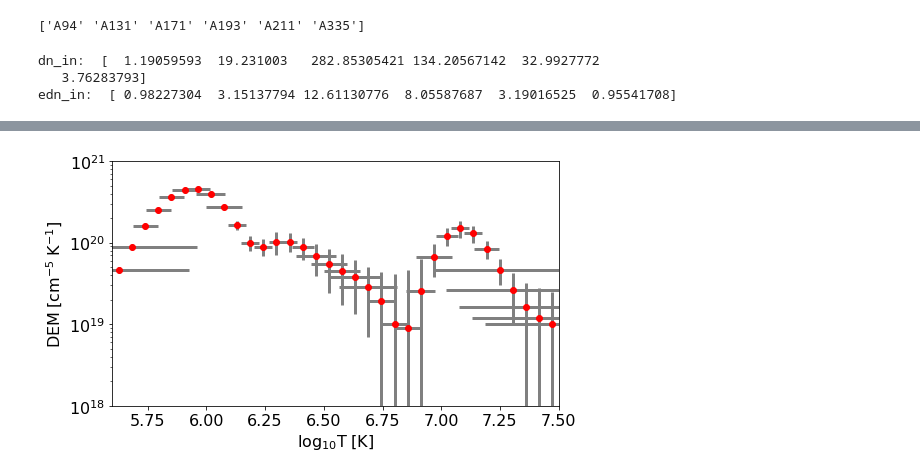
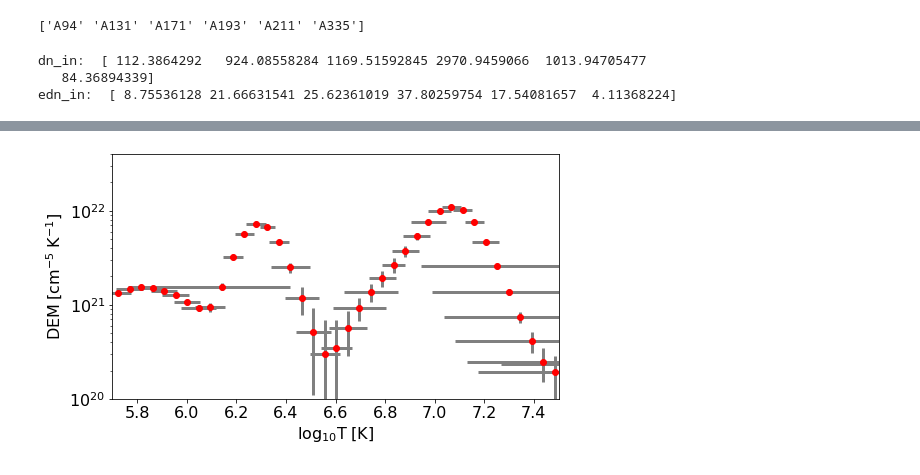
Before and after one commit to ianan/demreg, a Jupyter notebook: python/example_demregpy_aiapxl.ipynb, the cells around one changed output, grey strips where cells are left out. Saved outputs shown, nothing was run; the diff lists cells and outputs as text; code cells hidden in the pictures.

```diff
--- a/python/example_demregpy_aiapxl.ipynb
+++ b/python/example_demregpy_aiapxl.ipynb
@@ -67,7 +67,7 @@ data=[]
 for m in aprep:
     px_loc=m.world_to_pixel(SkyCoord(px,py, frame=m.coordinate_frame))
     print(px_loc)
-    data.append(m.data[int(px_loc[0].value),int(px_loc[1].value)])
+    data.append(m.data[int(px_loc[1].value),int(px_loc[0].value)])
 data=np.array(data)
 print(data)
 
@@ -152,14 +152,14 @@ edn_in=(rdnse**2+shotnoise**2)**0.5/durs
 print('edn_in: ',edn_in)
 # You might also want to include a systematic uncertainty
 # %% [output]
-dn_in:  [  1.19059593  19.231003   282.85305421 134.20567142  32.9927772
-   3.76283793]
-edn_in:  [ 0.98227304  3.15137794 12.61130776  8.05587687  3.19016525  0.95541708]
+dn_in:  [ 112.3864292   924.08558284 1169.51592845 2970.9459066  1013.94705477
+   84.36894339]
+edn_in:  [ 8.75536128 21.66631541 25.62361019 37.80259754 17.54081657  4.11368224]
 # %%
 #  What temperature binning do we want for the output DEM?
 #  These are the bin edges
 #  Need to tweak the range based on what you are looking at
-temps=np.logspace(5.6,7.5,num=35)
+temps=np.logspace(5.7,7.6,num=42)
 # Temperature bin mid-points for DEM plotting
 mlogt=([np.mean([(np.log10(temps[i])),np.log10((temps[i+1]))]) \
         for i in np.arange(0,len(temps)-1)])
@@ -172,8 +172,8 @@ fig = plt.figure(figsize=(8, 4.5))
 plt.errorbar(mlogt,dem,xerr=elogt,yerr=edem,fmt='or',ecolor='gray', elinewidth=3, capsize=0)
 plt.xlabel('$\mathrm{\log_{10}T\;[K]}$')
 plt.ylabel('$\mathrm{DEM\;[cm^{-5}\;K^{-1}]}$')
-plt.ylim([1e18,1e21])
-plt.xlim([5.6,7.5])
+plt.ylim([1e20,4e22])
+plt.xlim([5.7,7.5])
 plt.rcParams.update({'font.size': 16})
 plt.yscale('log')
 plt.show()
@@ -183,4 +183,4 @@ total elapsed time = 0:00:00.008345
-[figure, old version]
+[figure, new version]
 # %%
 # Now that we have a rough DEM solution could run in again using this to weight the DEM solution
 # Original idl version of DEM code did this by default but mapping removed it as slower overall
```
Also changed, not shown: parts of 3 cells of this notebook, 1 other file.
